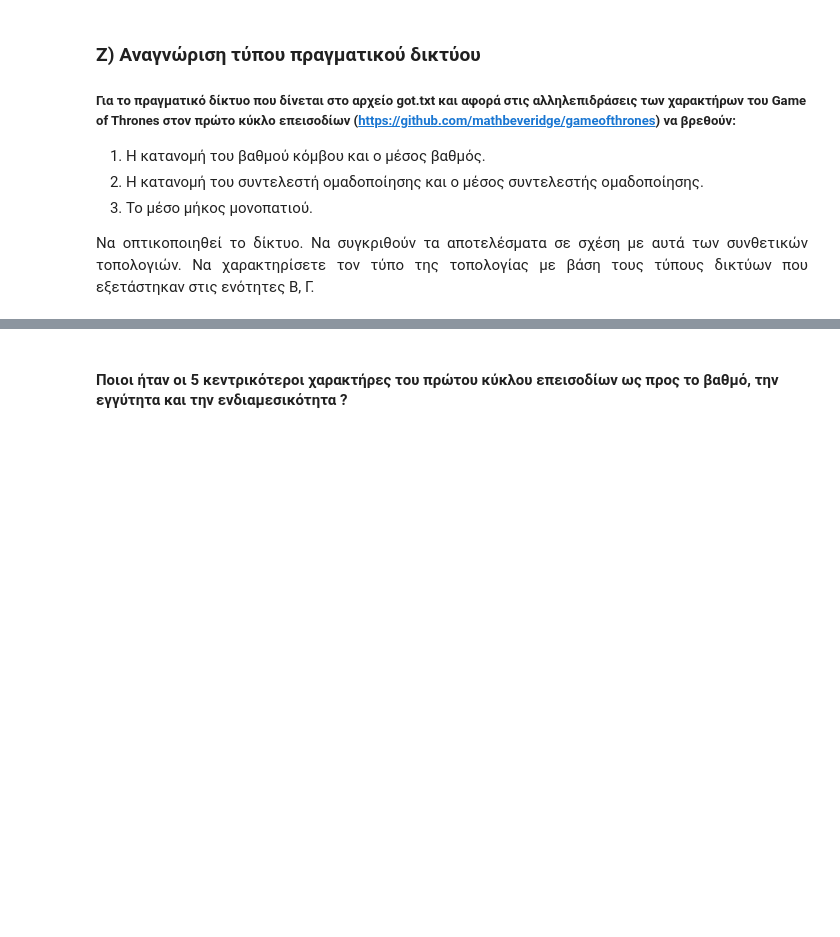
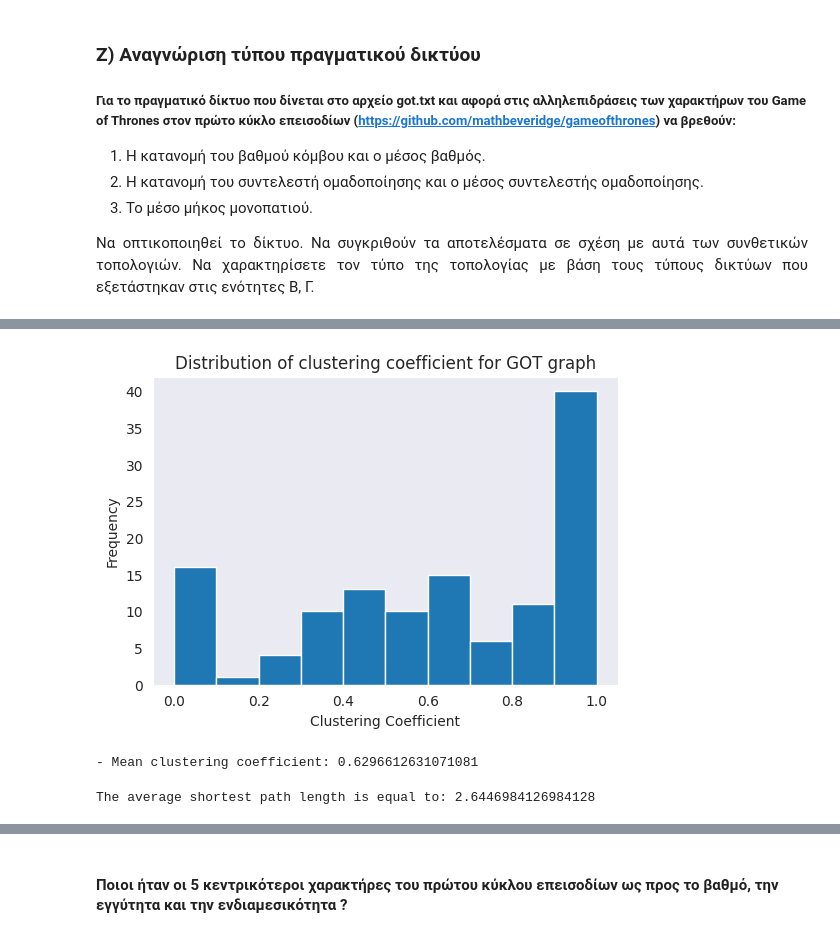
Before and after one commit to ChrisNick92/SocialNetworkAnalysis, a Jupyter notebook: project1/christosnikou_03400146.ipynb, the cells around one changed output, grey strips where cells are left out. Cells and saved outputs as stored; diff of their text form; code cells hidden in the pictures; blank space fills up the shorter version.

```diff
--- a/project1/christosnikou_03400146.ipynb
+++ b/project1/christosnikou_03400146.ipynb
@@ -908,0 +991,21 @@ with open('got.txt') as csv_file:
+# %%
+# 2. Distribution of clustering coefficient & mean clustering coefficient
+
+ccs, avg_ccs, _ = cc(G_got)
+
+fig, ax = plt.subplots(figsize = (6,4))
+vals = list(ccs.values())
+ax.hist(vals)
+ax.set_title("Distribution of clustering coefficient for GOT graph")
+ax.set_ylabel("Frequency")
+ax.set_xlabel("Clustering Coefficient")
+plt.show()
+
+print(f"- Mean clustering coefficient: {avg_ccs}")
+# %% [output]
+[figure, added]
+- Mean clustering coefficient: 0.6296612631071081
+# %%
+print(f"The average shortest path length is equal to: {nx.average_shortest_path_length(G_got)}")
+# %% [output]
+The average shortest path length is equal to: 2.6446984126984128
```
Also changed, not shown: parts of 15 cells of this notebook.
